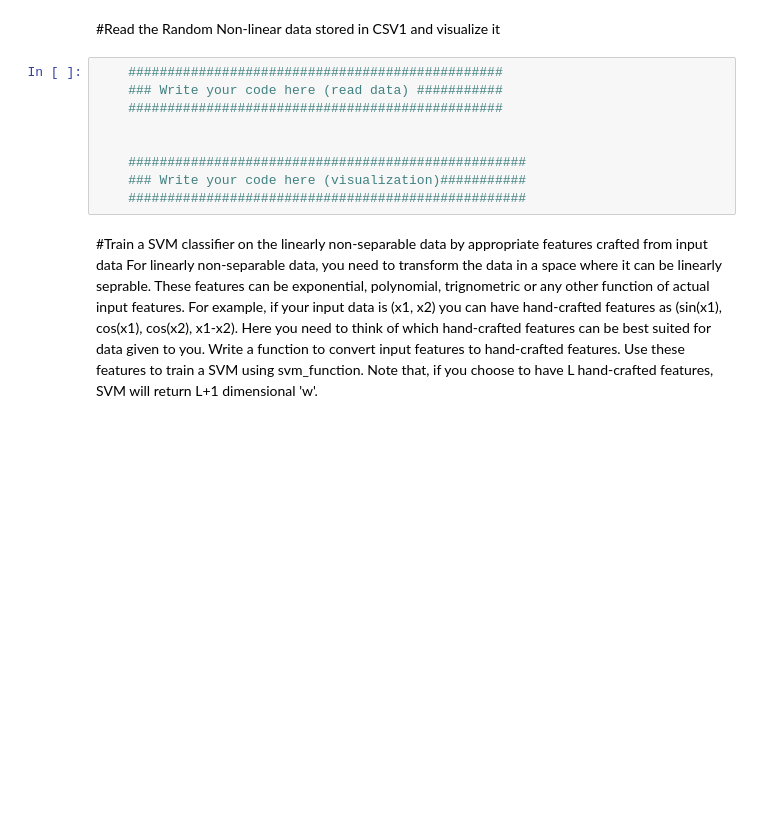
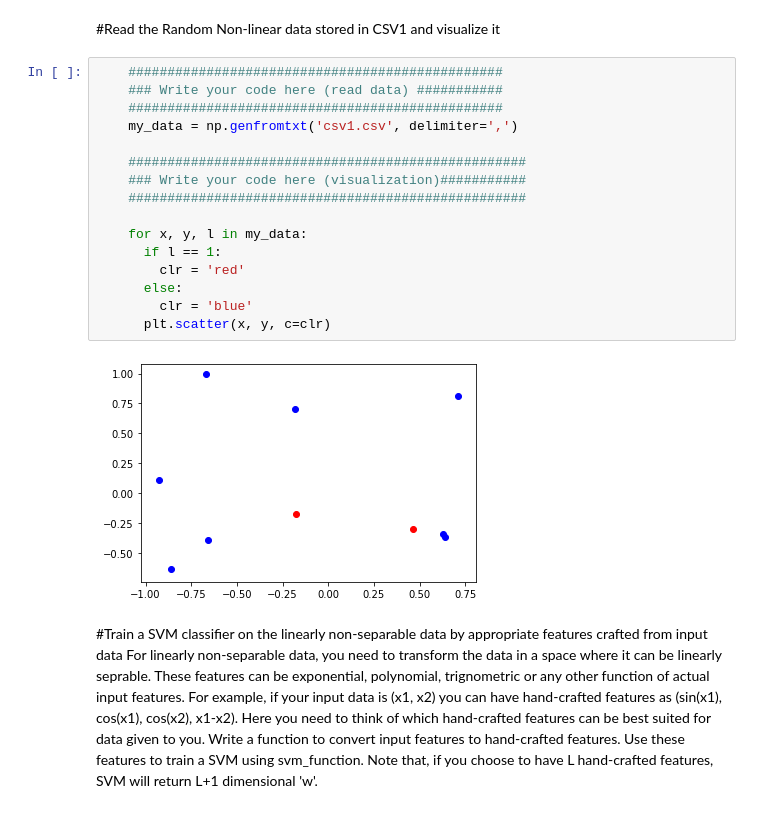
Before and after one commit to M-ark17/MachineLearning, a Jupyter notebook: Copy_of_ML_assignment1___ipynb.ipynb, the cells around one changed output. Saved outputs shown, nothing was run; the diff lists cells and outputs as text; blank space fills up the shorter version.

```diff
--- a/Copy_of_ML_assignment1___ipynb.ipynb
+++ b/Copy_of_ML_assignment1___ipynb.ipynb
@@ -135,12 +180,21 @@ Plot actual seperating line and seperating line you got from svm_classifier. Do
 # %%
     ################################################
     ### Write your code here (read data) ###########
     ################################################
-
+    my_data = np.genfromtxt('csv1.csv', delimiter=',')
 
     ###################################################
     ### Write your code here (visualization)###########
     ###################################################
+
+    for x, y, l in my_data:
+      if l == 1:
+        clr = 'red'
+      else:
+        clr = 'blue'
+      plt.scatter(x, y, c=clr)
+# %% [output]
+[figure, added]
 # %% [markdown]
 #Train a SVM classifier on the linearly non-separable data by appropriate features crafted from input data
 For linearly non-separable data, you need to transform the data in a space where it can be linearly seprable. These features can be exponential, polynomial, trignometric or any other function of actual input features. For example, if your input data is (x1, x2) you can have hand-crafted features as (sin(x1), cos(x1), cos(x2), x1-x2).
```
Also changed, not shown: parts of 20 cells of this notebook.
